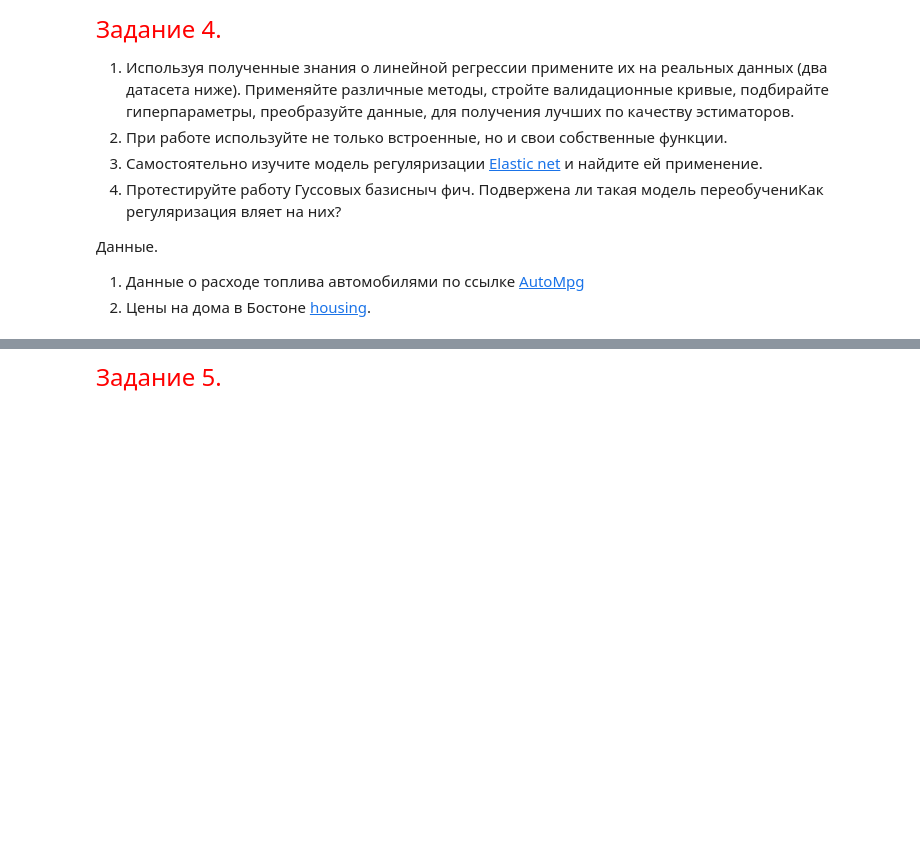
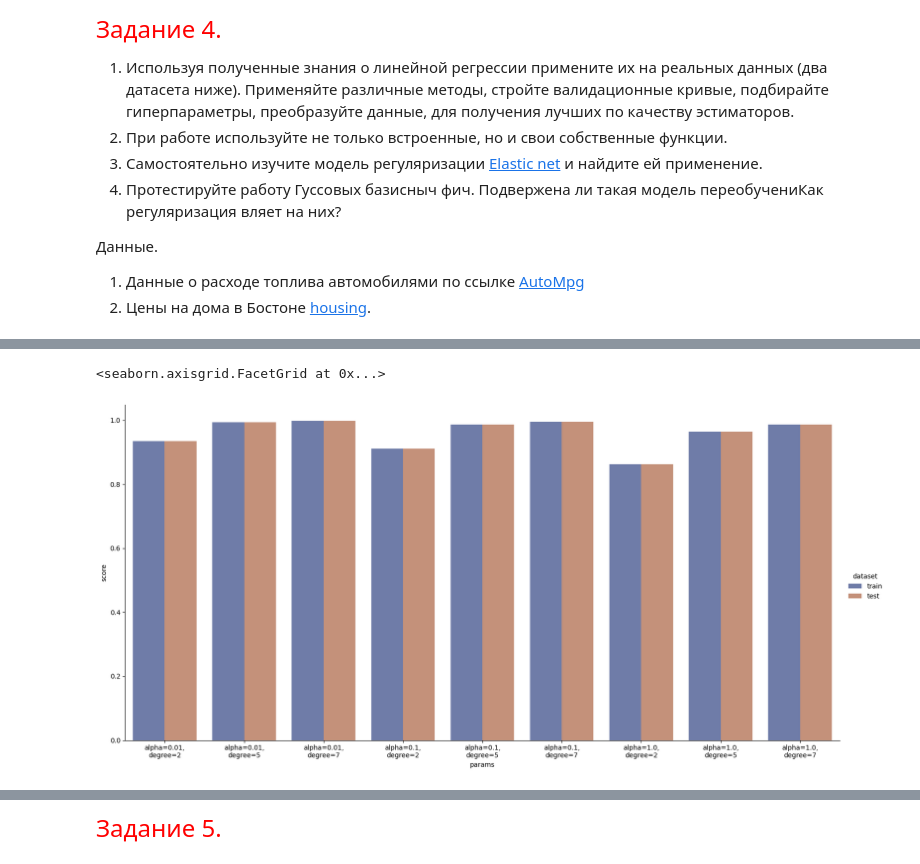
Before and after one commit to Dragoh54/MachineLearning-Labs, a Jupyter notebook: lab3/2024_ML_LR3_MACS.ipynb, the cells around one changed output, grey strips where cells are left out. Drawn from its saved outputs; the diff is of its cells as text; code cells hidden in the pictures; blank space fills up the shorter version.

```diff
--- a/lab3/2024_ML_LR3_MACS.ipynb
+++ b/lab3/2024_ML_LR3_MACS.ipynb
@@ -732,0 +827,24 @@ plt.show()
+# %%
+degrees = [2, 5, 7]
+alphas = [0.01, 0.1, 1]
+
+df_ridge = pd.DataFrame(columns=['alpha', 'degree', 'dataset', 'score'])
+for alpha, degree in product(alphas, degrees):
+    model = make_pipeline(PolynomialFeatures(degree), MinMaxScaler(), Ridge(alpha)).fit(X_train, y_train)
+    train = r2_score(y_train, model.predict(X_train))
+    test = r2_score(y_test, model.predict(X_test))
+    df_ridge.loc[len(df_ridge.index)] = [alpha, degree, 'train', train]
+    df_ridge.loc[len(df_ridge.index)] = [alpha, degree, 'test', train]
+
+
+
+df_ridge['params'] = 'alpha=' + df_ridge['alpha'].map(str) + ',\ndegree=' +  df_ridge['degree'].map(str)
+
+sns.catplot(
+    data=df_ridge, kind="bar",
+    x="params", y="score", hue="dataset",
+    errorbar="sd", palette="dark", alpha=.6, height=8, aspect=2
+)
+# %% [output]
+<seaborn.axisgrid.FacetGrid at 0x...>
+[figure, added]
```
Also changed, not shown: parts of 9 cells of this notebook.
